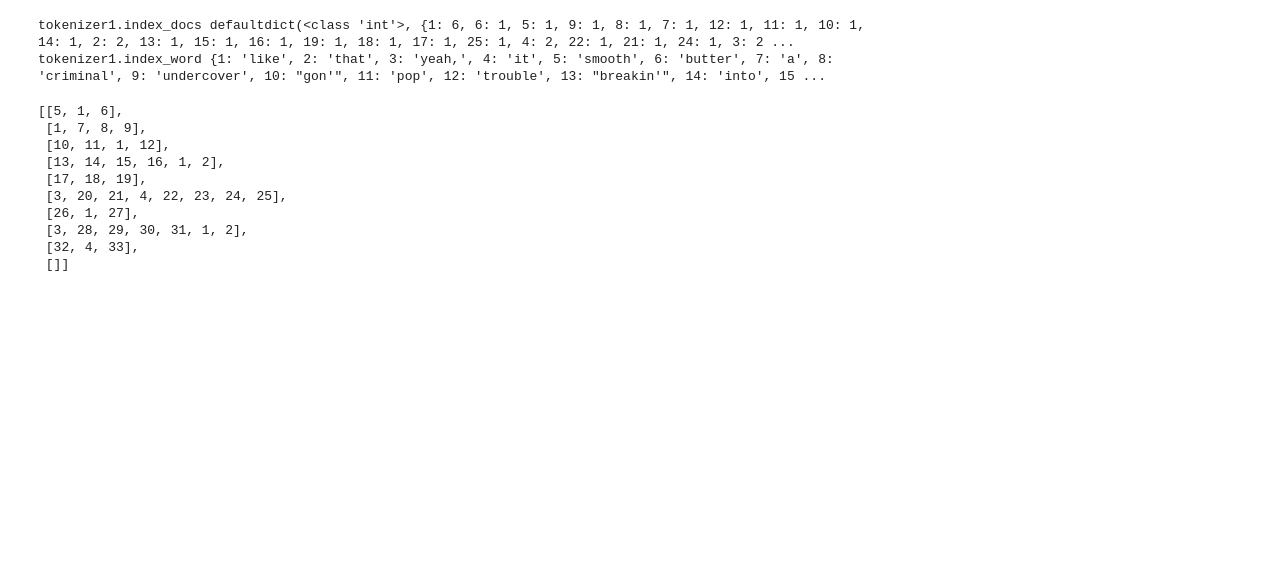
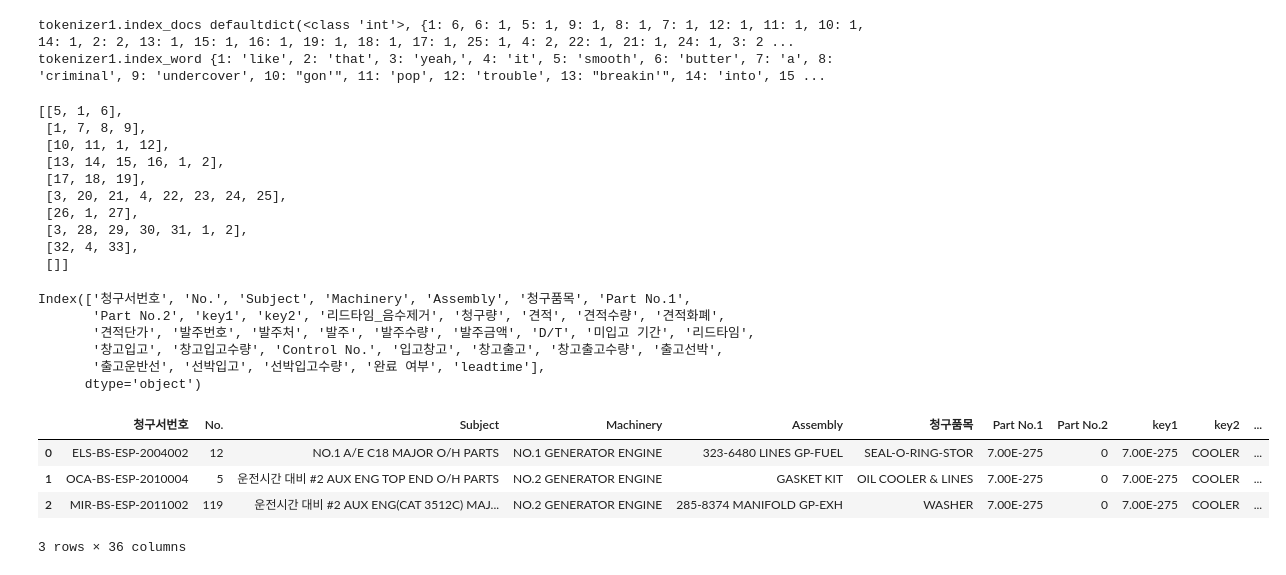
Before and after one commit to hwk44/ShipSupplies, a Jupyter notebook: DA/notebooks/test.ipynb, the cells around one changed output. Drawn from its saved outputs; the diff is of its cells as text; code cells hidden in the pictures; blank space fills up the shorter version.

```diff
--- a/DA/notebooks/test.ipynb
+++ b/DA/notebooks/test.ipynb
@@ -143,0 +148,17 @@ to_categorical(encoded_butter[0])
+# %%
+df.columns
+# %% [output]
+Index(['청구서번호', 'No.', 'Subject', 'Machinery', 'Assembly', '청구품목', 'Part No.1',
+       'Part No.2', 'key1', 'key2', '리드타임_음수제거', '청구량', '견적', '견적수량', '견적화폐',
+       '견적단가', '발주번호', '발주처', '발주', '발주수량', '발주금액', 'D/T', '미입고 기간', '리드타임',
+       '창고입고', '창고입고수량', 'Control No.', '입고창고', '창고출고', '창고출고수량', '출고선박',
+       '출고운반선', '선박입고', '선박입고수량', '완료 여부', 'leadtime'],
+      dtype='object')
+# %%
+df.head(3)
+# %% [output]
+|  | 청구서번호 | No. | Subject | Machinery | Assembly | 청구품목 | Part No.1 | Part No.2 | key1 | key2 | ... |
+| 0 | ELS-BS-ESP-2004002 | 12 | NO.1 A/E C18 MAJOR O/H PARTS | NO.1 GENERATOR ENGINE | 323-6480 LINES GP-FUEL | SEAL-O-RING-STOR | 7.00E-275 | 0 | 7.00E-275 | COOLER | ... |
+| 1 | OCA-BS-ESP-2010004 | 5 | 운전시간 대비 #2 AUX ENG TOP END O/H PARTS | NO.2 GENERATOR ENGINE | GASKET KIT | OIL COOLER & LINES | 7.00E-275 | 0 | 7.00E-275 | COOLER | ... |
+| 2 | MIR-BS-ESP-2011002 | 119 | 운전시간 대비 #2 AUX ENG(CAT 3512C) MAJ... | NO.2 GENERATOR ENGINE | 285-8374 MANIFOLD GP-EXH | WASHER | 7.00E-275 | 0 | 7.00E-275 | COOLER | ... |
+3 rows × 36 columns
```
Also changed, not shown: parts of 7 cells of this notebook, 2 other files.
